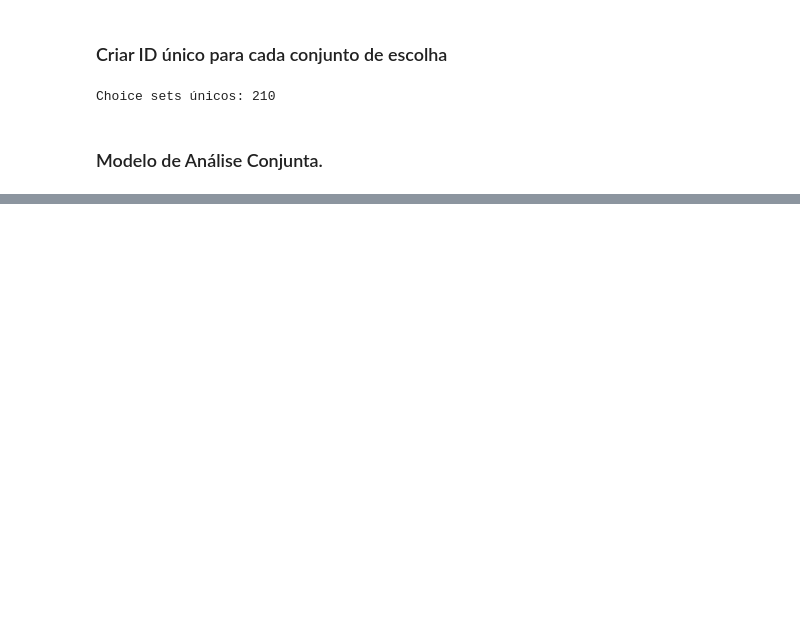
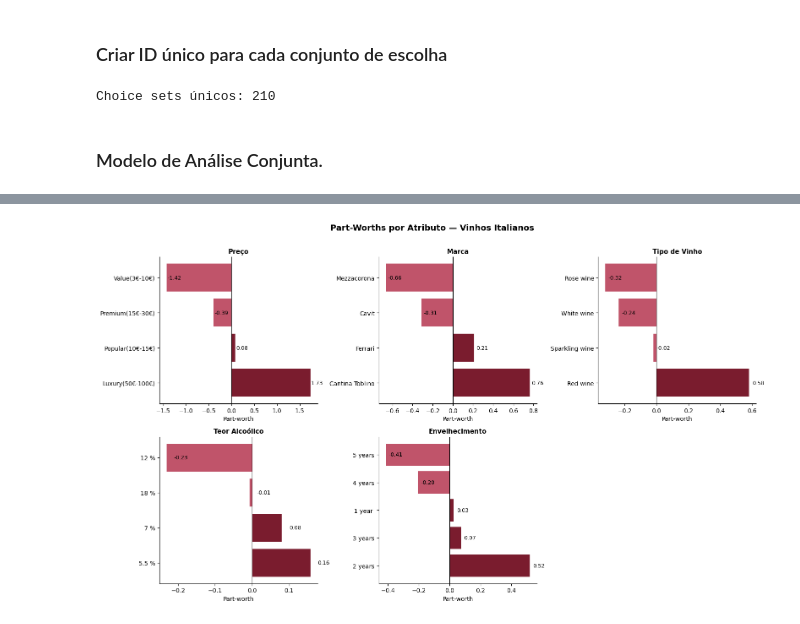
Before and after one commit to geovann4s/AnaliseTitanicaula, a Jupyter notebook: AnáliseConjunta/analise_conjunta.ipynb, the cells around one changed output, grey strips where cells are left out. Drawn from its saved outputs; the diff is of its cells as text; code cells hidden in the pictures; blank space fills up the shorter version.

```diff
--- a/AnáliseConjunta/analise_conjunta.ipynb
+++ b/AnáliseConjunta/analise_conjunta.ipynb
@@ -375,0 +169,15 @@ plt.show()
+# %%
+from statsmodels.discrete.conditional_models import ConditionalLogit
+
+# Separar variáveis independentes (X) e dependente (y)
+colunas_x = [col for col in df_model.columns
+             if col not in ["chid", "alt", "Choice"]]
+
+X = df_model[colunas_x]
+y = df_model["Choice"]
+
+# Rodar o modelo logit condicional
+modelo = ConditionalLogit(y, X, groups=df_model["chid"])
+resultado = modelo.fit()
+
+print(resultado.summary())
@@ -375,0 +300,76 @@ plt.show()
+# %%
+import matplotlib.pyplot as plt
+import numpy as np
+
+# ============================================
+# ORGANIZAR PART-WORTHS COM NOMES CORRETOS
+# ============================================
+
+# Recuperar nível omitido de cada atributo
+def get_partworths_completo(coefs, prefixo, nome_omitido):
+    niveis = {k.replace(prefixo, ""): v
+              for k, v in coefs.items() if k.startswith(prefixo)}
+    soma = sum(niveis.values())
+    niveis[nome_omitido] = -soma
+    return niveis
+
+pw_price = get_partworths_completo(coefs, "Price_", "Value(3€-10€)")
+pw_brand = get_partworths_completo(coefs, "Brand_", "Mezzacorona")
+pw_type  = get_partworths_completo(coefs, "Type of Wine_", "White wine")
+pw_alcohol = get_partworths_completo(coefs, "Percentage of Alcohol_", "7 %")
+pw_aging = get_partworths_completo(coefs, "Aging time of Wine_", "5 years")
+
+# ============================================
+# PLOTAR GRÁFICO DE PART-WORTHS POR ATRIBUTO
+# ============================================
+
+atributos = {
+    "Preço":          pw_price,
+    "Marca":          pw_brand,
+    "Tipo de Vinho":  pw_type,
+    "Teor Alcoólico": pw_alcohol,
+    "Envelhecimento": pw_aging,
+}
+
+fig, axes = plt.subplots(2, 3, figsize=(16, 9))
+axes = axes.flatten()
+
+for i, (nome, pw) in enumerate(atributos.items()):
+    ax = axes[i]
+
+    niveis = list(pw.keys())
+    valores = list(pw.values())
+
+    # Ordenar do maior para o menor
+    ordem = sorted(zip(valores, niveis), reverse=True)
+    valores_ord = [x[0] for x in ordem]
+    niveis_ord  = [x[1] for x in ordem]
+
+    # Cores — positivo escuro, negativo claro
+    cores = ["#7a1c2e" if v >= 0 else "#c0546a" for v in valores_ord]
+
+    barras = ax.barh(niveis_ord, valores_ord, color=cores)
+
+    # Valores nas barras
+    for barra, val in zip(barras, valores_ord):
+        ax.text(barra.get_width() + 0.02,
+                barra.get_y() + barra.get_height()/2,
+                f"{val:.2f}", va="center", fontsize=9)
+
+    ax.axvline(x=0, color="black", linewidth=0.8)
+    ax.set_title(nome, fontweight="bold", fontsize=11)
+    ax.spines["top"].set_visible(False)
+    ax.spines["right"].set_visible(False)
+    ax.set_xlabel("Part-worth")
+
+# Remover subplot vazio
+axes[5].set_visible(False)
+
+plt.suptitle("Part-Worths por Atributo — Vinhos Italianos",
+             fontsize=14, fontweight="bold", y=1.01)
+
+plt.tight_layout()
+plt.savefig("partworths_effects.png", dpi=150, bbox_inches="tight")
+plt.show()
+# %% [output]
+[figure, added]
```
Also changed, not shown: parts of 26 cells of this notebook, 7 other files.
